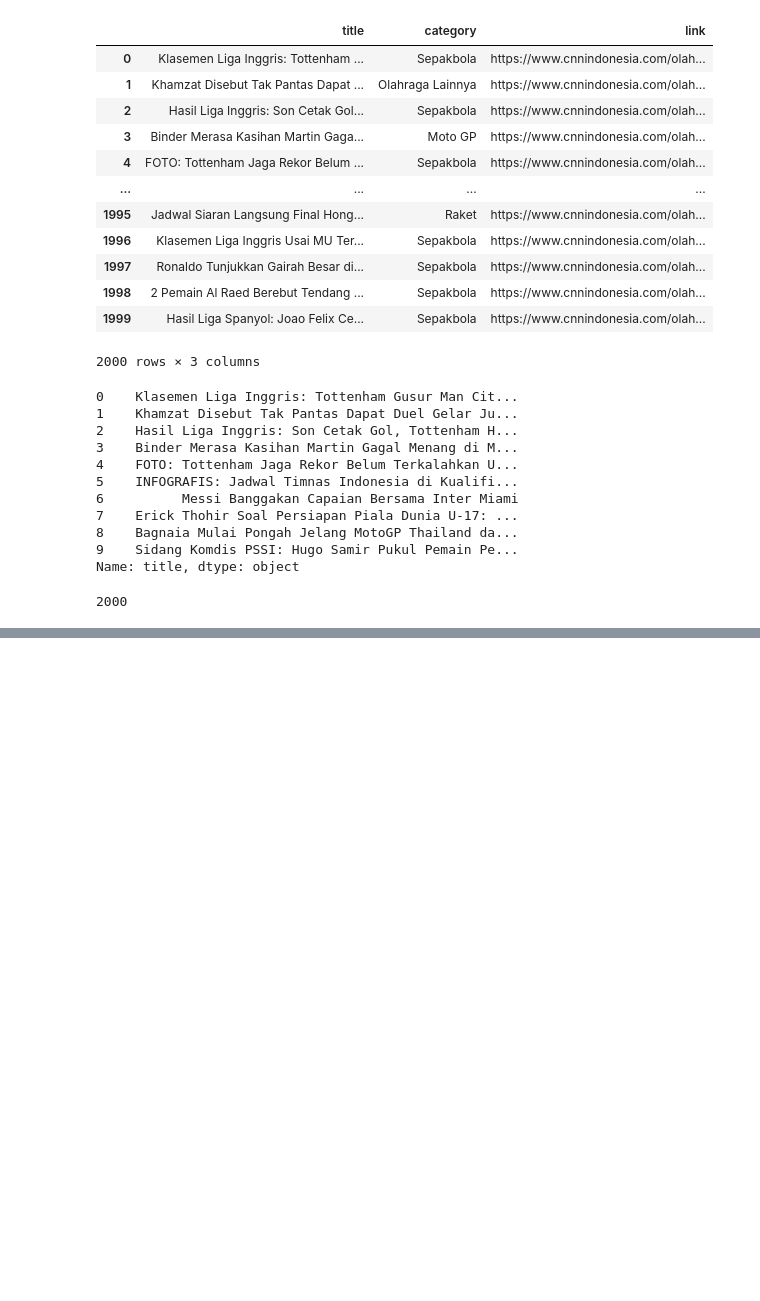
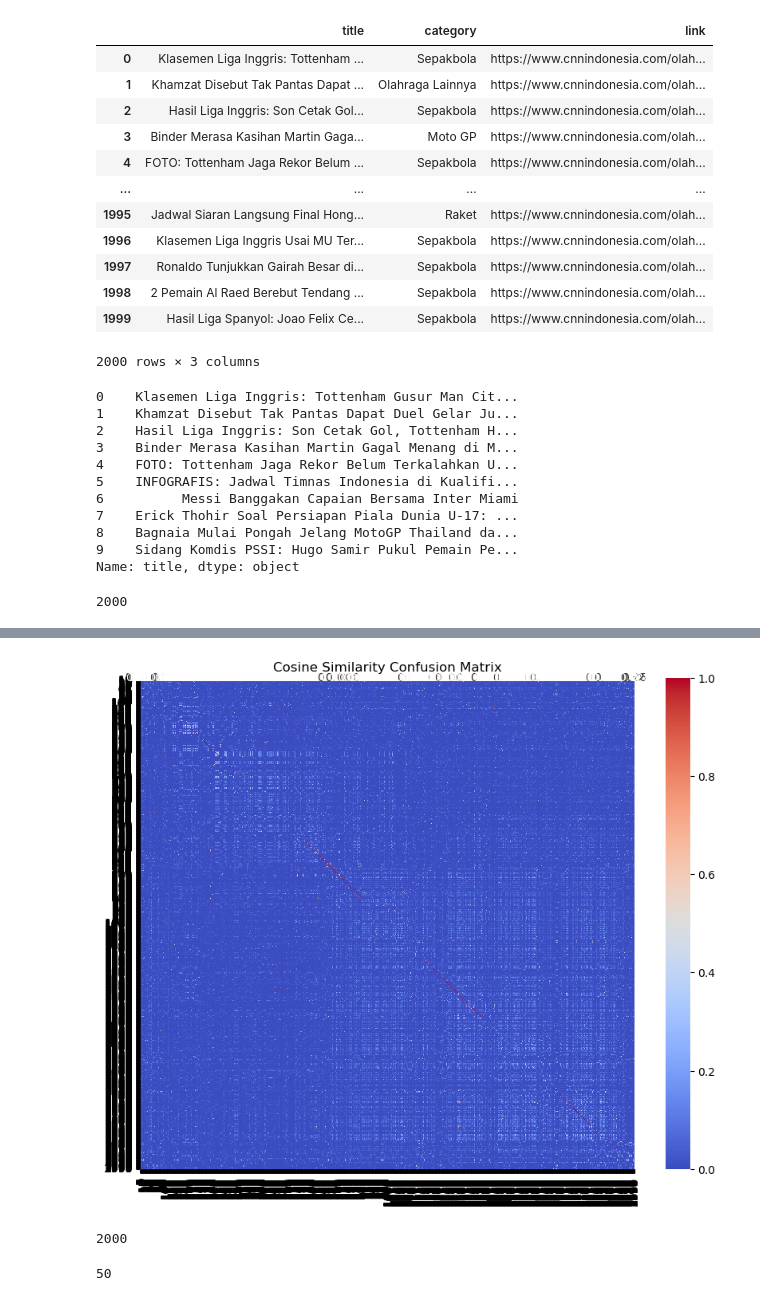
Before and after one commit to emkr-13/Prak_NLP, a Jupyter notebook: UAS/UAS.ipynb, the cells around one changed output, grey strips where cells are left out. Cells and saved outputs as stored; diff of their text form; code cells hidden in the pictures; blank space fills up the shorter version.

```diff
--- a/UAS/UAS.ipynb
+++ b/UAS/UAS.ipynb
@@ -197,0 +268,30 @@ Accuracy: 20.00%
+# %%
+from sklearn.feature_extraction.text import TfidfVectorizer
+from sklearn.metrics.pairwise import cosine_similarity
+import matplotlib.pyplot as plt
+import seaborn as sns
+
+# Create a TF-IDF vectorizer
+vectorizer = TfidfVectorizer(ngram_range=(1, 2), min_df=2)
+tfidf_matrix = vectorizer.fit_transform(norm_corpus)
+
+# Calculate cosine similarity between all pairs of documents
+cosine_sim = cosine_similarity(tfidf_matrix, tfidf_matrix)
+
+# Visualize the similarity matrix using a heatmap
+plt.figure(figsize=(10, 8))
+sns.heatmap(cosine_sim, annot=True, cmap='coolwarm', xticklabels=range(1, len(norm_corpus)+1),
+            yticklabels=range(1, len(norm_corpus)+1))
+plt.title('Cosine Similarity Confusion Matrix')
+plt.show()
+# %% [output]
+[figure, added]
+# %%
+len(norm_corpus)
+# %% [output]
+2000
+# %%
+norm_corpus=norm_corpus[0:50]
+len(norm_corpus)
+# %% [output]
+50
```
Also changed, not shown: parts of 11 cells of this notebook, 2 other files.
